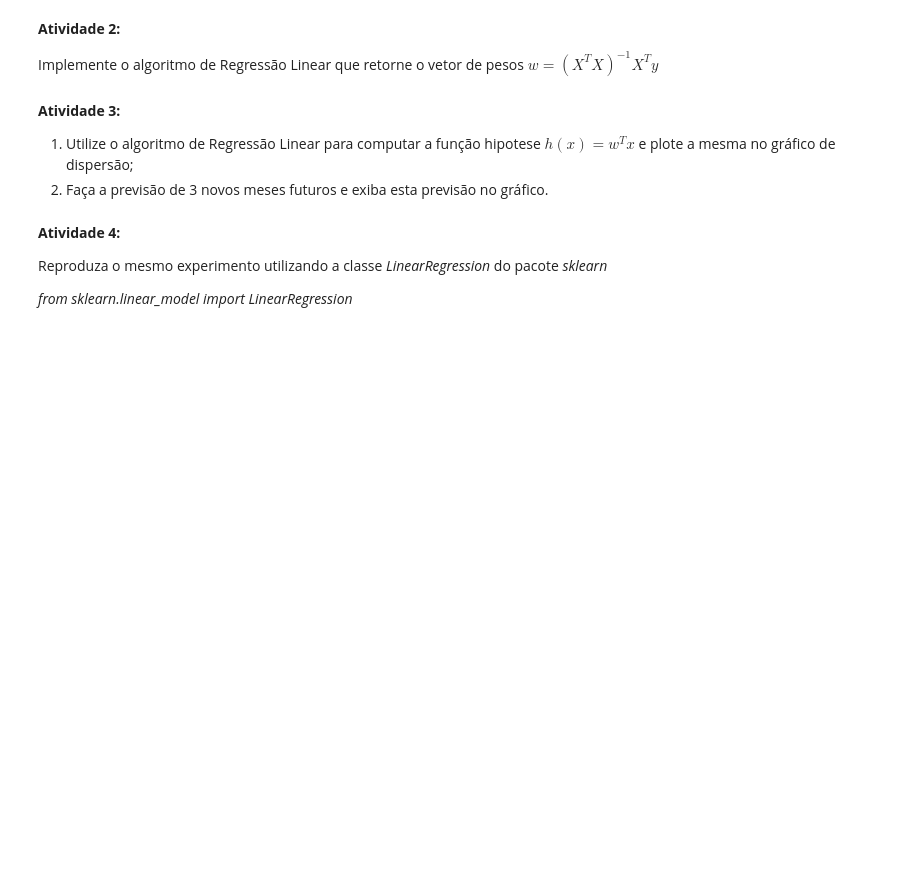
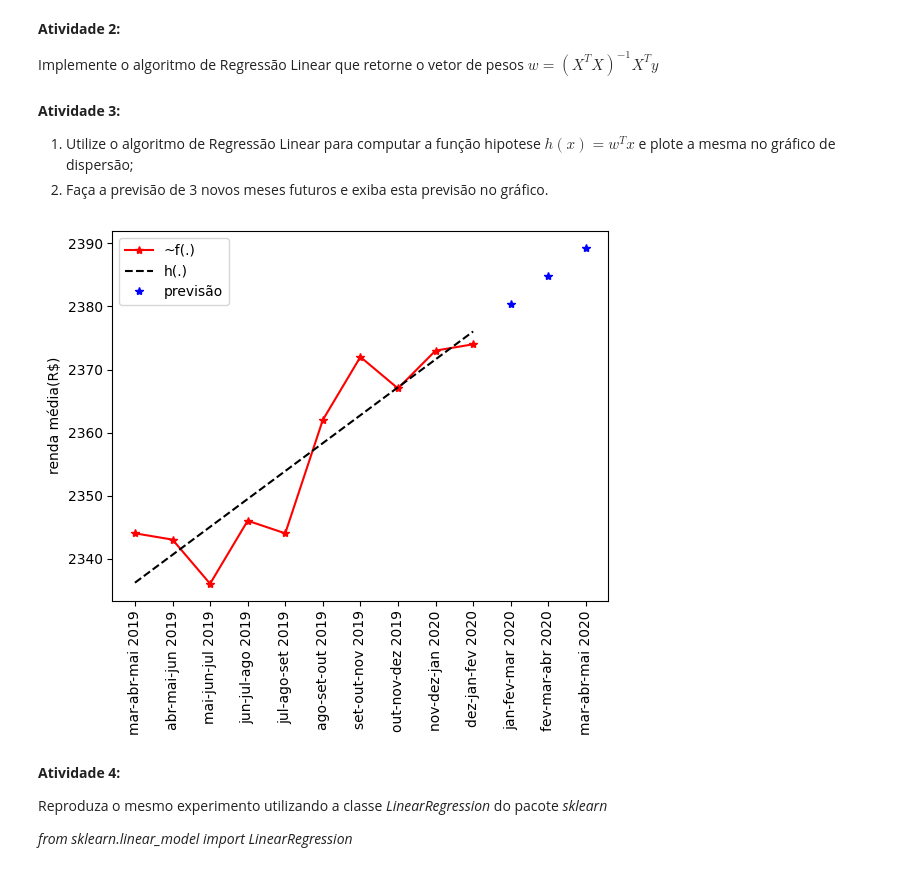
Before and after one commit to viniciusrodriguesai/Machine_learning_exercises, a Jupyter notebook: Second_Practical_Lesson/Prática1_RendaMensal (1).ipynb, the cells around one changed output. Drawn from its saved outputs; the diff is of its cells as text; code cells hidden in the pictures; blank space fills up the shorter version.

```diff
--- a/Second_Practical_Lesson/Prática1_RendaMensal (1).ipynb
+++ b/Second_Practical_Lesson/Prática1_RendaMensal (1).ipynb
@@ -74,25 +74,37 @@ class LinearRegression:
 # %%
 _timeRL = [[1, t] for t in _time]
 
 lr = LinearRegression()
 lr.fit(_timeRL, _data)
 
 _dataRL = lr.predict(_timeRL)
 
 _timeLabelForecast = time[96:]
-_timeForecast = [i for i in range(len(_timeLabel), len(_timeLabel) + len(_timeLabelForecast))]
-_dataForecast = lr.predict([[1, t] for t in _timeForecast])
 
+_timeForecast = [
+    i for i in range(
+        len(_timeLabel),
+        len(_timeLabel) + len(_timeLabelForecast)
+    )
+]
 
-
+_timeRLPredict = [[1, t] for t in _timeForecast]
+_dataForecast = lr.predict(_timeRLPredict)
 
 config_plt()
 
 plt.plot(_timeLabel, _data, 'r-*')
 plt.plot(_timeLabel, _dataRL, 'k--')
 plt.plot(_timeLabelForecast, _dataForecast, 'b*')
 
-plt.legend(['~f(.)', 'h(.)', 'previsão'], loc=2)
+plt.legend(
+    ['~f(.)', 'h(.)', 'previsão'],
+    loc=2
+)
+
+plt.show()
+# %% [output]
+[figure, added]
 # %% [markdown]
 **Atividade 4:**
 
```
Also changed, not shown: parts of 3 cells of this notebook, 2 other files.
